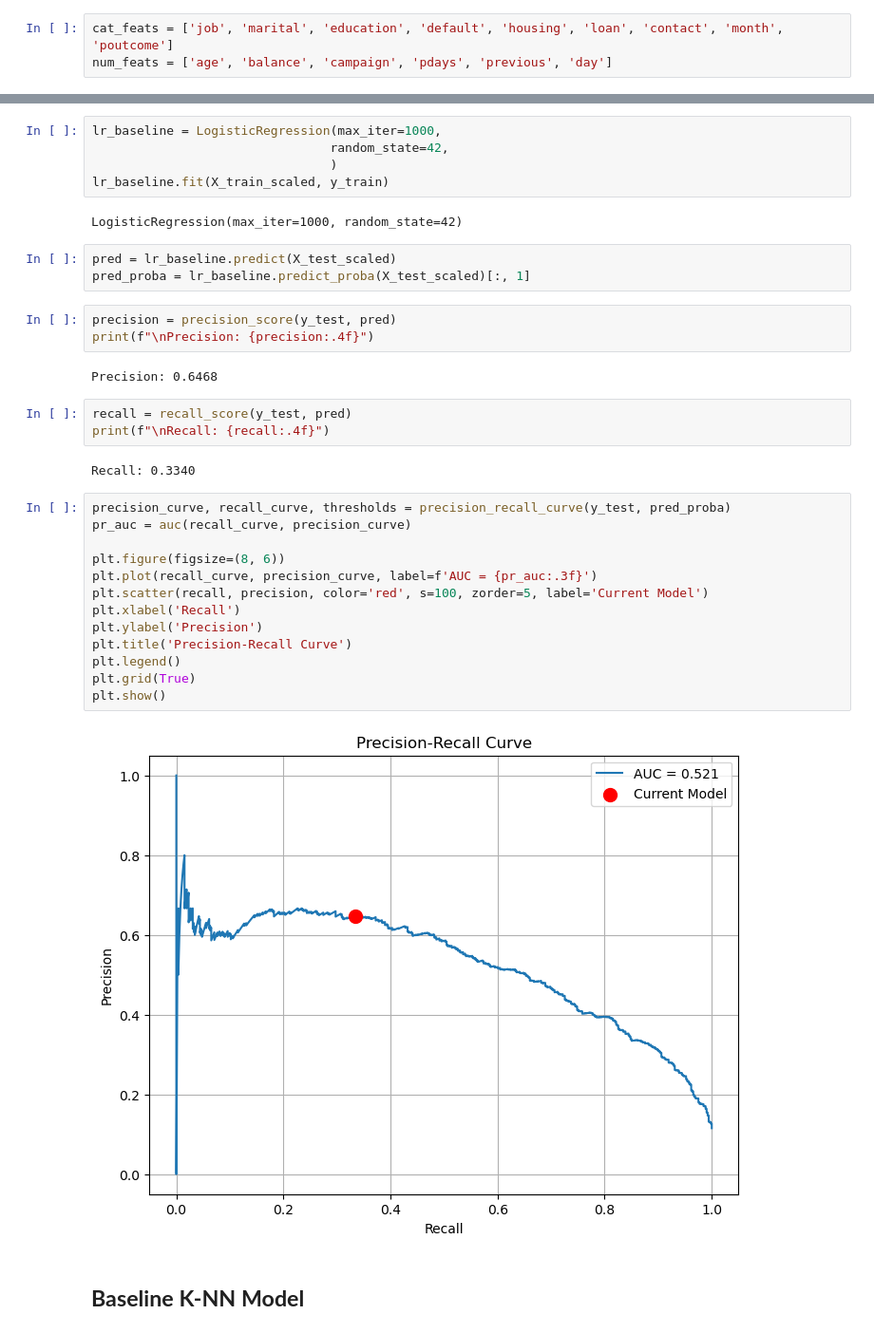
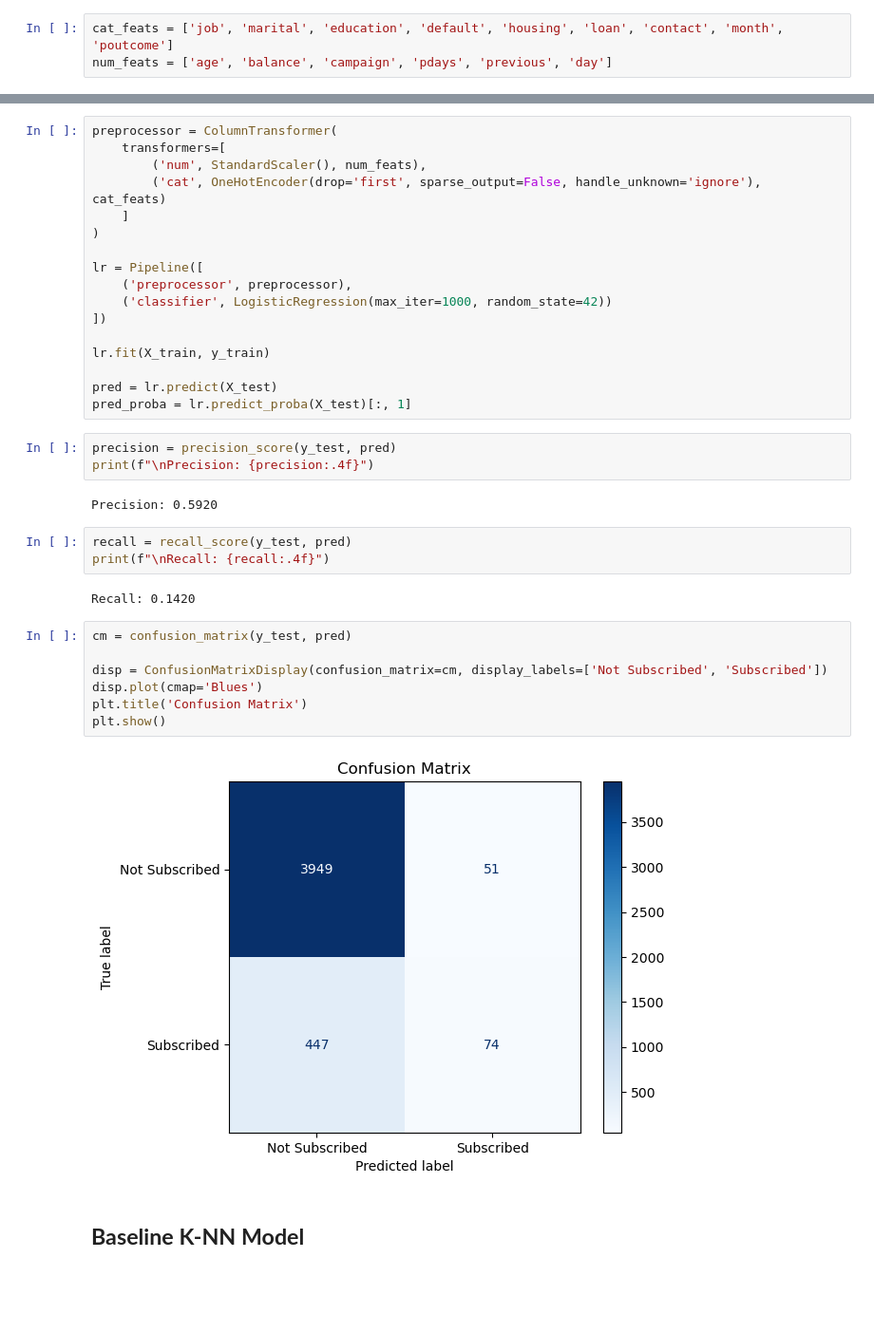
Before and after one commit to lucas-ben/mba-business-analytics, a Jupyter notebook: courses/machine-learning/Assignment 1/Bank Marketing Data/assignment_1.ipynb, the cells around one changed output, grey strips where cells are left out. Shown at 95% size. Cells and saved outputs as stored; diff of their text form; blank space fills up the shorter version.

```diff
--- a/courses/machine-learning/Assignment 1/Bank Marketing Data/assignment_1.ipynb
+++ b/courses/machine-learning/Assignment 1/Bank Marketing Data/assignment_1.ipynb
@@ -217,38 +209,39 @@ X_test_scaled = scaler.transform(X_test_encoded)
-# %%
-lr_baseline = LogisticRegression(max_iter=1000,
-                                random_state=42,
-                                )
-lr_baseline.fit(X_train_scaled, y_train)
-# %% [output]
-LogisticRegression(max_iter=1000, random_state=42)
-# %%
-pred = lr_baseline.predict(X_test_scaled)
-pred_proba = lr_baseline.predict_proba(X_test_scaled)[:, 1]
+# %%
+preprocessor = ColumnTransformer(
+    transformers=[
+        ('num', StandardScaler(), num_feats),
+        ('cat', OneHotEncoder(drop='first', sparse_output=False, handle_unknown='ignore'), cat_feats)
+    ]
+)
+
+lr = Pipeline([
+    ('preprocessor', preprocessor),
+    ('classifier', LogisticRegression(max_iter=1000, random_state=42))
+])
+
+lr.fit(X_train, y_train)
+
+pred = lr.predict(X_test)
+pred_proba = lr.predict_proba(X_test)[:, 1]
 # %%
 precision = precision_score(y_test, pred)
 print(f"\nPrecision: {precision:.4f}")
 # %% [output]
-Precision: 0.6468
+Precision: 0.5920
 # %%
 recall = recall_score(y_test, pred)
 print(f"\nRecall: {recall:.4f}")
 # %% [output]
-Recall: 0.3340
+Recall: 0.1420
-# %%
-precision_curve, recall_curve, thresholds = precision_recall_curve(y_test, pred_proba)
-pr_auc = auc(recall_curve, precision_curve)
-
-plt.figure(figsize=(8, 6))
-plt.plot(recall_curve, precision_curve, label=f'AUC = {pr_auc:.3f}')
-plt.scatter(recall, precision, color='red', s=100, zorder=5, label='Current Model')
-plt.xlabel('Recall')
-plt.ylabel('Precision')
-plt.title('Precision-Recall Curve')
-plt.legend()
-plt.grid(True)
-plt.show()
-# %% [output]
-[figure, removed]
+# %%
+cm = confusion_matrix(y_test, pred)
+
+disp = ConfusionMatrixDisplay(confusion_matrix=cm, display_labels=['Not Subscribed', 'Subscribed'])
+disp.plot(cmap='Blues')
+plt.title('Confusion Matrix')
+plt.show()
+# %% [output]
+[figure, added]
 # %% [markdown]
 ## **Baseline K-NN Model**
 # %%
```
Also changed, not shown: parts of 9 cells of this notebook.
